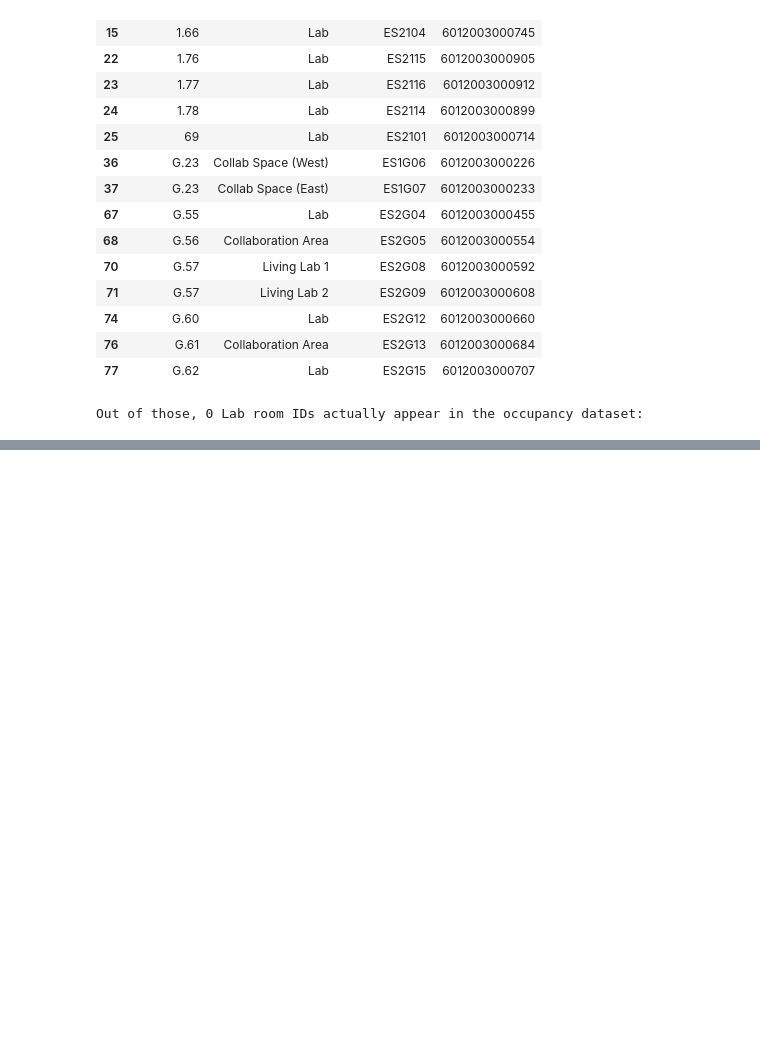
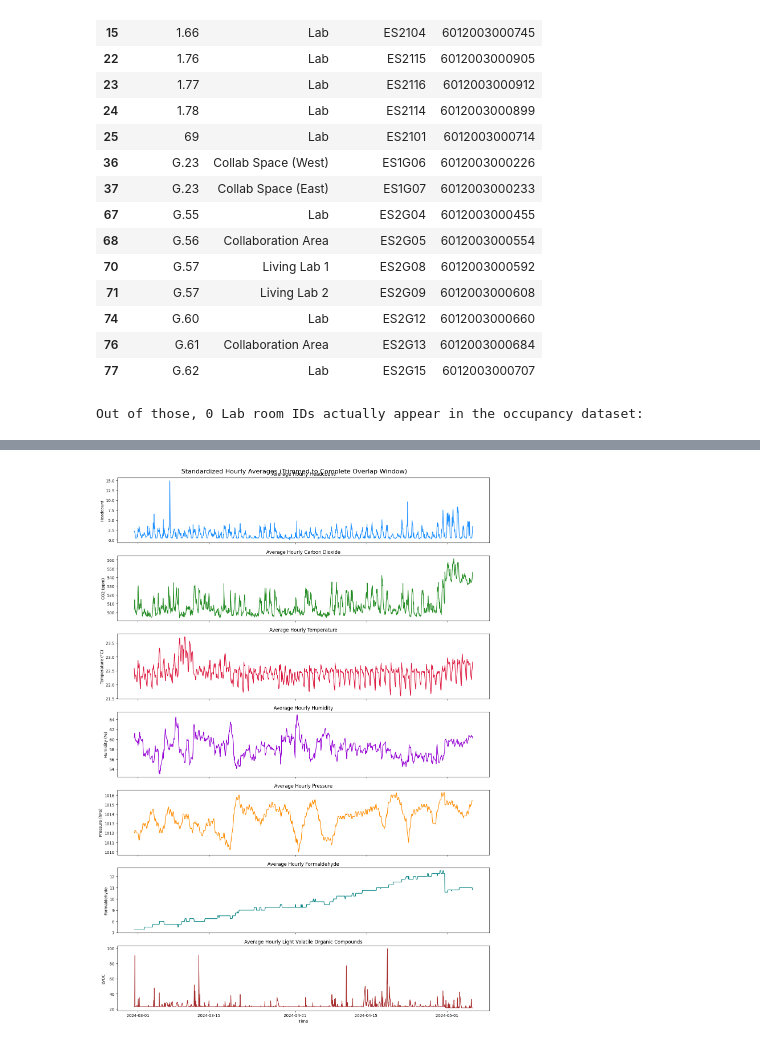
Before and after one commit to HarperVicic/MMA3001-Project, a Jupyter notebook: Data_Input.ipynb, the cells around one changed output, grey strips where cells are left out. Drawn from its saved outputs; the diff is of its cells as text; code cells hidden in the pictures; blank space fills up the shorter version.

```diff
--- a/Data_Input.ipynb
+++ b/Data_Input.ipynb
@@ -346,0 +638,57 @@ No partial ID matches found either.
+# %%
+import matplotlib.pyplot as plt
+import seaborn as sns
+
+# 1. Determine the start and end time of the overlapping data
+min_overlap_time = train_data['time'].min()
+max_overlap_time = train_data['time'].max()
+print(f"Overlapping data starts at: {min_overlap_time}")
+print(f"Overlapping data ends at: {max_overlap_time}")
+
+# 2. Trim the data to match this exact window
+trimmed_occ_agg = occ_agg[(occ_agg['time'] >= min_overlap_time) & (occ_agg['time'] <= max_overlap_time)].copy()
+trimmed_env_agg = env_agg[(env_agg['time'] >= min_overlap_time) & (env_agg['time'] <= max_overlap_time)].copy()
+
+# 3. Set up the figure and subplots
+fig, axes = plt.subplots(7, 1, figsize=(14, 20), sharex=True)
+fig.suptitle('Standardized Hourly Averages (Trimmed to Complete Overlap Window)', fontsize=16)
+
+# Headcount
+sns.lineplot(data=trimmed_occ_agg, x='time', y='avg_headcount', ax=axes[0], color='dodgerblue')
+axes[0].set_ylabel('Headcount')
+axes[0].set_title('Average Hourly Headcount')
+
+# Carbon Dioxide (CO2)
+sns.lineplot(data=trimmed_env_agg, x='time', y='Carbon dioxide', ax=axes[1], color='forestgreen')
+axes[1].set_ylabel('CO2 (ppm)')
+axes[1].set_title('Average Hourly Carbon Dioxide')
+
+# Temperature
+sns.lineplot(data=trimmed_env_agg, x='time', y='Temperature', ax=axes[2], color='crimson')
+axes[2].set_ylabel('Temperature (°C)')
+axes[2].set_title('Average Hourly Temperature')
+
+# Humidity
+sns.lineplot(data=trimmed_env_agg, x='time', y='Humidity', ax=axes[3], color='darkviolet')
+axes[3].set_ylabel('Humidity (%)')
+axes[3].set_title('Average Hourly Humidity')
+
+# Pressure
+sns.lineplot(data=trimmed_env_agg, x='time', y='Pressure', ax=axes[4], color='darkorange')
+axes[4].set_ylabel('Pressure (hPa)')
+axes[4].set_title('Average Hourly Pressure')
+
+# Formaldehyde
+sns.lineplot(data=trimmed_env_agg, x='time', y='Formaldehyde', ax=axes[5], color='teal')
+axes[5].set_ylabel('Formaldehyde')
+axes[5].set_title('Average Hourly Formaldehyde')
+
+# LVOC
+sns.lineplot(data=trimmed_env_agg, x='time', y='Light Volatile Organic Compounds', ax=axes[6], color='brown')
+axes[6].set_ylabel('LVOC')
+axes[6].set_title('Average Hourly Light Volatile Organic Compounds')
+axes[6].set_xlabel('Time')
+
+plt.tight_layout()
+plt.show()
+# %% [output]
@@ -346,0 +697 @@ No partial ID matches found either.
+[figure, added]
```
Also changed, not shown: parts of 33 cells of this notebook.
